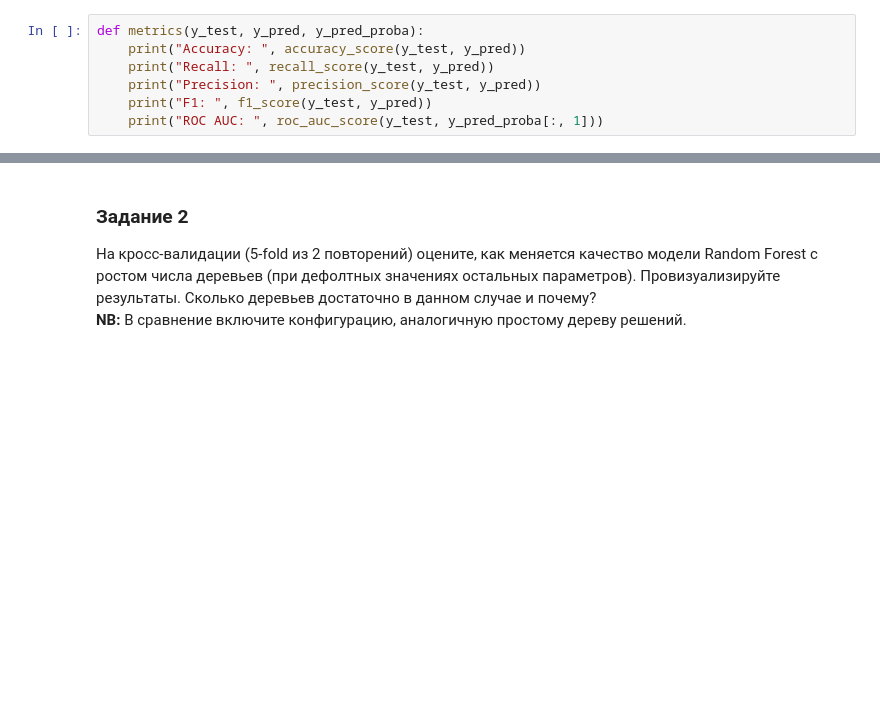
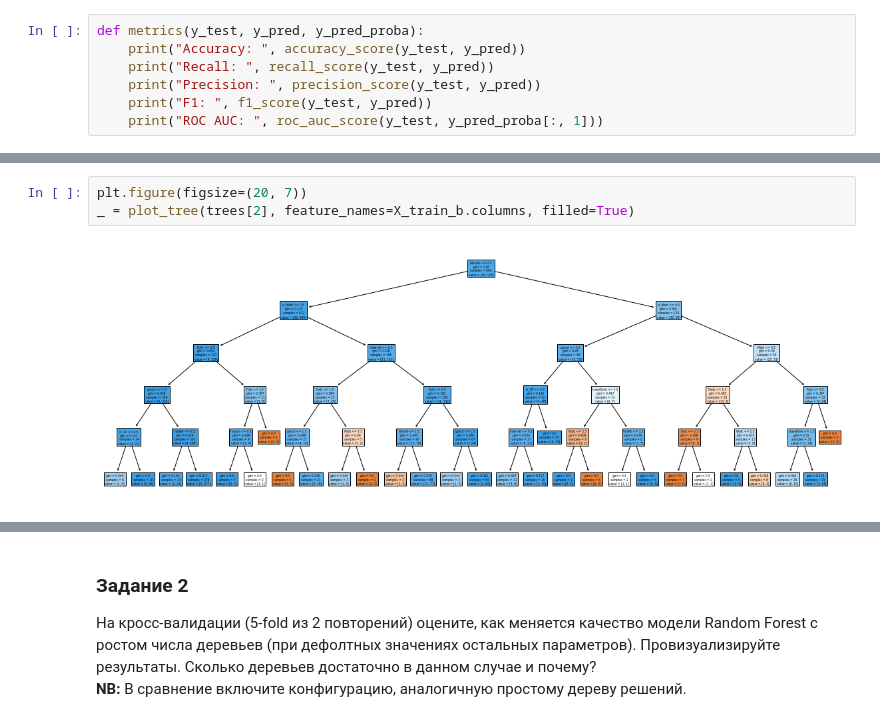
Before and after one commit to olesyani/data_analysis_labs, a Jupyter notebook: lab4/Lab_3.Supervised_Learning.ipynb, the cells around one changed output, grey strips where cells are left out. Saved outputs shown, nothing was run; the diff lists cells and outputs as text; blank space fills up the shorter version.

```diff
--- a/lab4/Lab_3.Supervised_Learning.ipynb
+++ b/lab4/Lab_3.Supervised_Learning.ipynb
@@ -506,0 +517,5 @@ plt.show()
+# %%
+plt.figure(figsize=(20, 7))
+_ = plot_tree(trees[2], feature_names=X_train_b.columns, filled=True)
+# %% [output]
+[figure, added]
```
Also changed, not shown: parts of 13 cells of this notebook, 1 other file.
